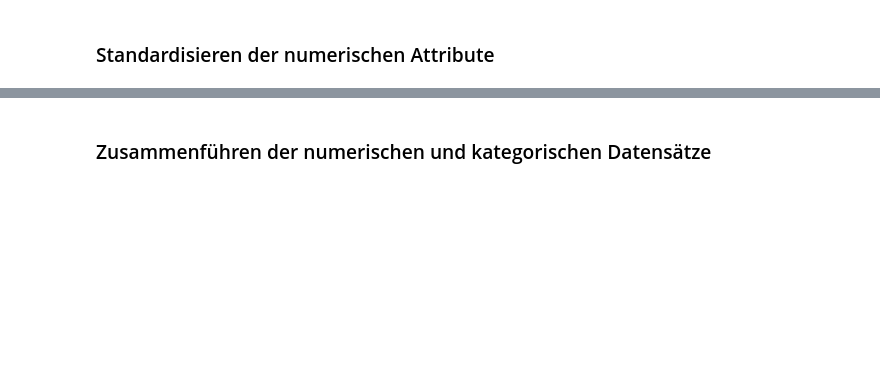
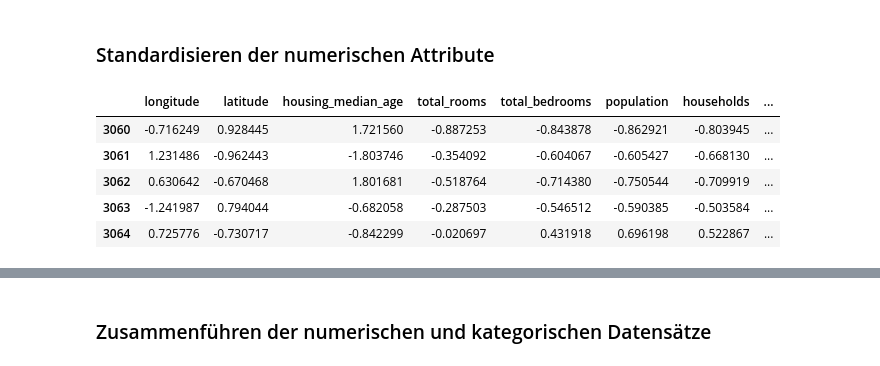
Before and after one commit to tthomik/20180807_descriptive-analysis, a Jupyter notebook: 20180911_housing_strat_standard.ipynb, the cells around one changed output, grey strips where cells are left out. Saved outputs shown, nothing was run; the diff lists cells and outputs as text; code cells hidden in the pictures; blank space fills up the shorter version.

```diff
--- a/20180911_housing_strat_standard.ipynb
+++ b/20180911_housing_strat_standard.ipynb
@@ -188,3 +205,12 @@ test_cat.sort_index(inplace=True)
 train_set_num.sort_index(inplace=True)
 validate_set_num.sort_index(inplace=True)
 test_set_num.sort_index(inplace=True)
+# %%
+test_set_num_scaled.tail()
+# %% [output]
+|  | longitude | latitude | housing_median_age | total_rooms | total_bedrooms | population | households | ... |
+| 3060 | -0.716249 | 0.928445 | 1.721560 | -0.887253 | -0.843878 | -0.862921 | -0.803945 | ... |
+| 3061 | 1.231486 | -0.962443 | -1.803746 | -0.354092 | -0.604067 | -0.605427 | -0.668130 | ... |
+| 3062 | 0.630642 | -0.670468 | 1.801681 | -0.518764 | -0.714380 | -0.750544 | -0.709919 | ... |
+| 3063 | -1.241987 | 0.794044 | -0.682058 | -0.287503 | -0.546512 | -0.590385 | -0.503584 | ... |
+| 3064 | 0.725776 | -0.730717 | -0.842299 | -0.020697 | 0.431918 | 0.696198 | 0.522867 | ... |
```
Also changed, not shown: parts of 31 cells of this notebook.
